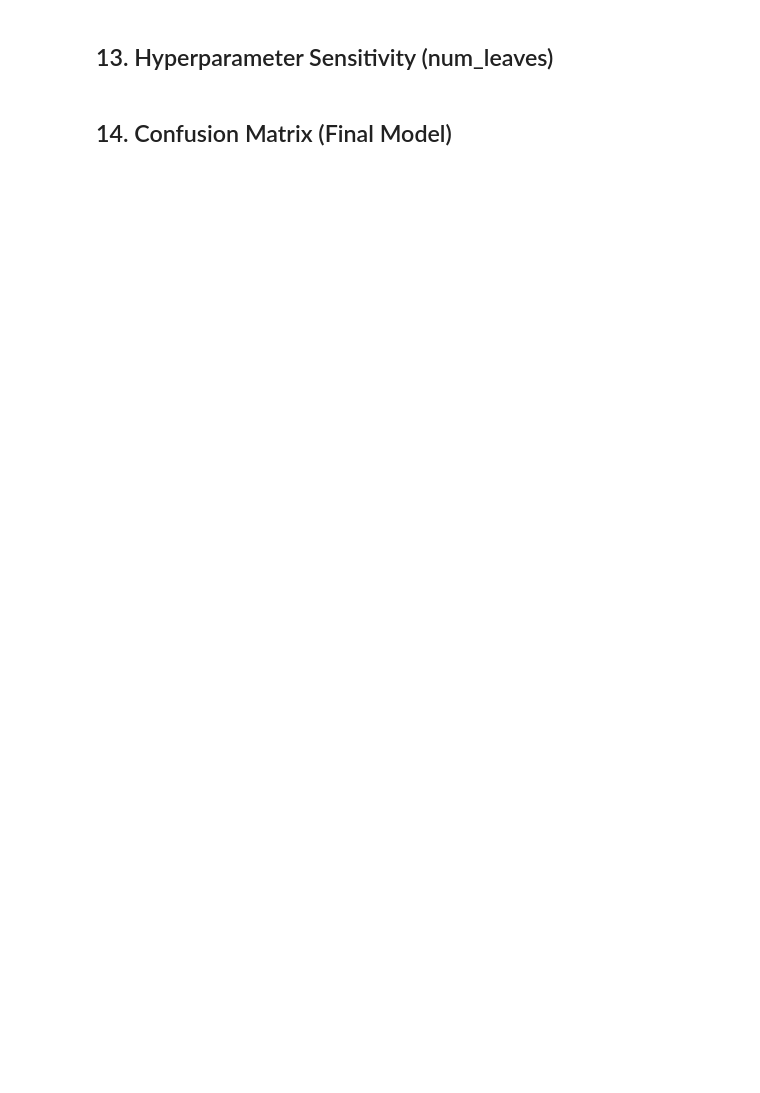
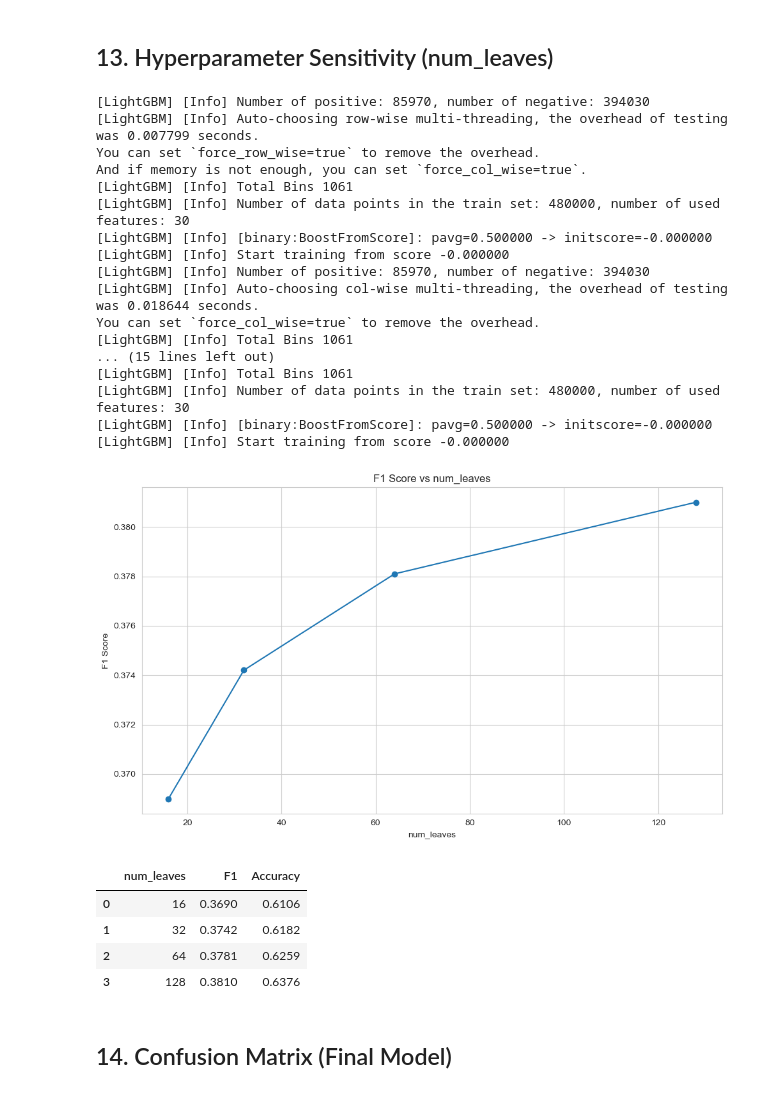
Before and after one commit to Rwang0316/flight-delay-prediction, a Jupyter notebook: flight_delay_prediction.ipynb, the cells around one changed output. Saved outputs shown, nothing was run; the diff lists cells and outputs as text; code cells hidden in the pictures; blank space fills up the shorter version.

```diff
--- a/flight_delay_prediction.ipynb
+++ b/flight_delay_prediction.ipynb
@@ -243,7 +318,7 @@ scaler = StandardScaler()
 X_train_eng_scaled = scaler.fit_transform(X_train_eng)
 X_test_eng_scaled  = scaler.transform(X_test_eng)
 
-lr = LogisticRegression(max_iter=1000, random_state=RANDOM_STATE)
+lr = LogisticRegression(max_iter=1000, class_weight='balanced', random_state=RANDOM_STATE)
 lr.fit(X_train_eng_scaled, y_train)
 lr_pred = lr.predict(X_test_eng_scaled)
 
@@ -254,7 +339,7 @@ print(classification_report(y_test, lr_pred))
 # %% [markdown]
 ## 8. Baseline 2 — Random Forest
 # %%
-rf = RandomForestClassifier(n_estimators=100, max_depth=20,
+rf = RandomForestClassifier(n_estimators=100, max_depth=20, class_weight='balanced',
                             n_jobs=-1, random_state=RANDOM_STATE)
 rf.fit(X_train_eng, y_train)
 rf_pred = rf.predict(X_test_eng)
@@ -267,13 +362,11 @@ print(classification_report(y_test, rf_pred))
 ## 9. Final Model — LightGBM
 # %%
 lgb_clf = lgb.LGBMClassifier(
-    n_estimators=400,
-    num_leaves=64,
-    learning_rate=0.05,
-    subsample=0.8,
-    colsample_bytree=0.8,
-    random_state=RANDOM_STATE,
+    n_estimators=400, num_leaves=64, learning_rate=0.05,
+    subsample=0.8, colsample_bytree=0.8,
+    class_weight='balanced', random_state=RANDOM_STATE,
 )
+
 lgb_clf.fit(X_train_eng, y_train)
 lgb_pred = lgb_clf.predict(X_test_eng)
 
@@ -303,7 +419,8 @@ Same LightGBM model, trained on **base features only** vs. **base + engineered f
 # %%
 lgb_base = lgb.LGBMClassifier(
     n_estimators=400, num_leaves=64, learning_rate=0.05,
-    subsample=0.8, colsample_bytree=0.8, random_state=RANDOM_STATE)
+    subsample=0.8, colsample_bytree=0.8,
+    class_weight='balanced', random_state=RANDOM_STATE)
 lgb_base.fit(X_train_base, y_train)
 base_pred = lgb_base.predict(X_test_base)
 
@@ -333,26 +480,51 @@ top
 # %%
 sens = []
 for nl in [16, 32, 64, 128]:
     m = lgb.LGBMClassifier(
         n_estimators=400, num_leaves=nl, learning_rate=0.05,
-        subsample=0.8, colsample_bytree=0.8, random_state=RANDOM_STATE)
+        subsample=0.8, colsample_bytree=0.8,
+        class_weight='balanced', random_state=RANDOM_STATE)
     m.fit(X_train_eng, y_train)
     p = m.predict(X_test_eng)
     sens.append({'num_leaves': nl,
                  'F1': round(f1_score(y_test, p), 4),
                  'Accuracy': round(accuracy_score(y_test, p), 4)})
 
 sens_df = pd.DataFrame(sens)
 sens_df.to_csv('results/hyperparam_sensitivity.csv', index=False)
 
 plt.figure()
 plt.plot(sens_df['num_leaves'], sens_df['F1'], marker='o')
 plt.title('F1 Score vs num_leaves')
 plt.xlabel('num_leaves'); plt.ylabel('F1 Score')
 plt.tight_layout()
 plt.savefig('figures/hyperparam_sensitivity.png', dpi=150)
 plt.show()
 sens_df
+# %% [output]
+[LightGBM] [Info] Number of positive: 85970, number of negative: 394030
+[LightGBM] [Info] Auto-choosing row-wise multi-threading, the overhead of testing was 0.007799 seconds.
+You can set `force_row_wise=true` to remove the overhead.
+And if memory is not enough, you can set `force_col_wise=true`.
+[LightGBM] [Info] Total Bins 1061
+[LightGBM] [Info] Number of data points in the train set: 480000, number of used features: 30
+[LightGBM] [Info] [binary:BoostFromScore]: pavg=0.500000 -> initscore=-0.000000
+[LightGBM] [Info] Start training from score -0.000000
+[LightGBM] [Info] Number of positive: 85970, number of negative: 394030
+[LightGBM] [Info] Auto-choosing col-wise multi-threading, the overhead of testing was 0.018644 seconds.
+You can set `force_col_wise=true` to remove the overhead.
+[LightGBM] [Info] Total Bins 1061
+... (15 lines left out)
+[LightGBM] [Info] Total Bins 1061
+[LightGBM] [Info] Number of data points in the train set: 480000, number of used features: 30
+[LightGBM] [Info] [binary:BoostFromScore]: pavg=0.500000 -> initscore=-0.000000
+[LightGBM] [Info] Start training from score -0.000000
+[figure, added]
+|  | num_leaves | F1 | Accuracy |
+| 0 | 16 | 0.3690 | 0.6106 |
+| 1 | 32 | 0.3742 | 0.6182 |
+| 2 | 64 | 0.3781 | 0.6259 |
+| 3 | 128 | 0.3810 | 0.6376 |
 # %% [markdown]
 ## 14. Confusion Matrix (Final Model)
 # %%
```
Also changed, not shown: parts of 33 cells of this notebook, 1 other file.
